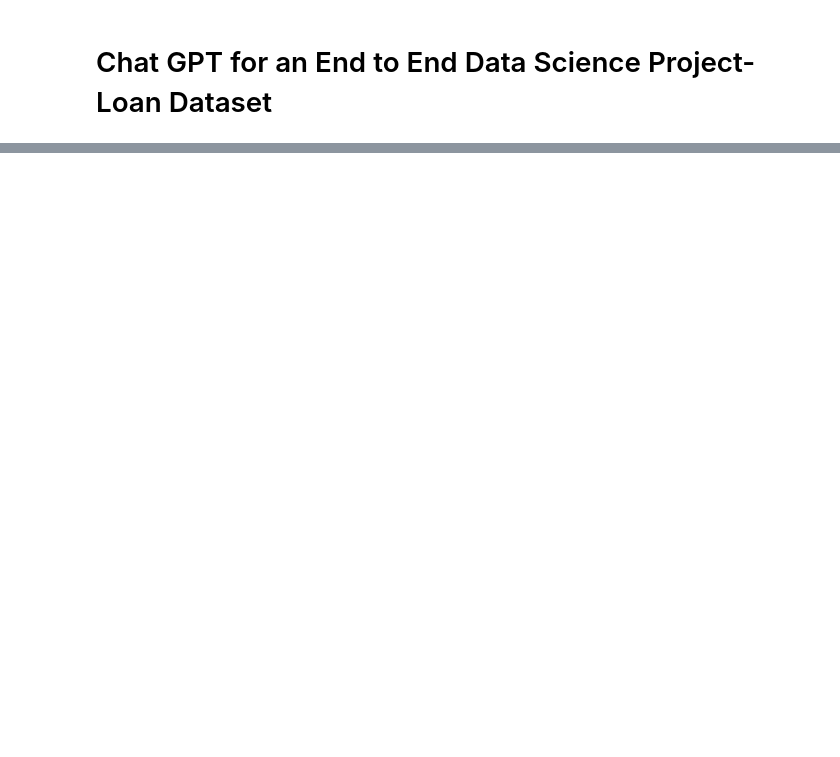
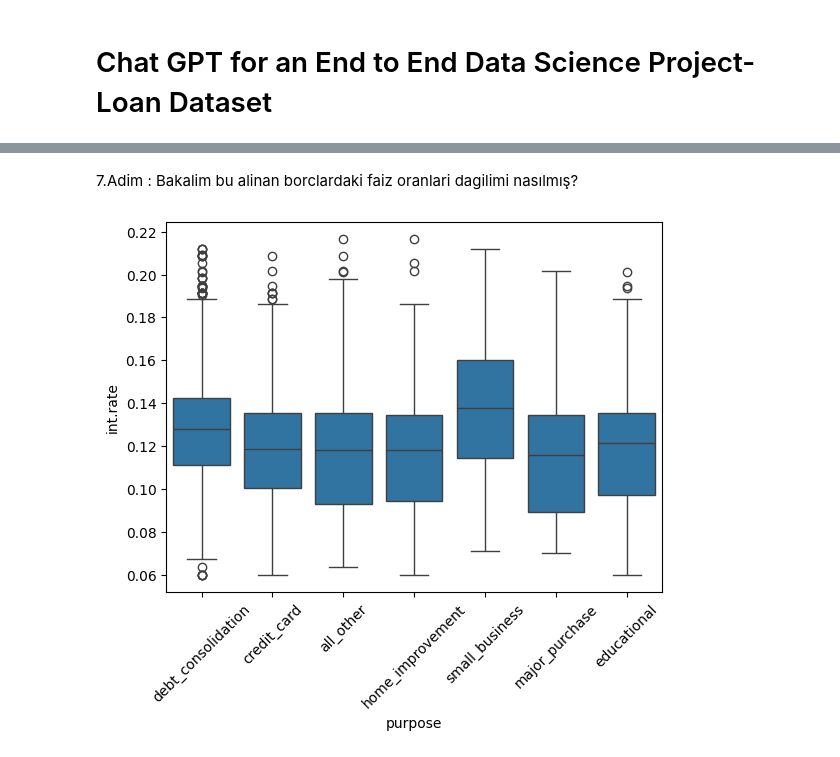
Before and after one commit to veribilimi77/ChatGPT_End_to_End_Data-Science-Project_Loan_dataset, a Jupyter notebook: ChatGPT_End_to_End_Data_Science_Project_Loan_dataset.ipynb, the cells around one changed output, grey strips where cells are left out. Cells and saved outputs as stored; diff of their text form; code cells hidden in the pictures; blank space fills up the shorter version.

```diff
--- a/ChatGPT_End_to_End_Data_Science_Project_Loan_dataset.ipynb
+++ b/ChatGPT_End_to_End_Data_Science_Project_Loan_dataset.ipynb
@@ -551,0 +215,8 @@ This share link expires in 72 hours. For free permanent hosting and GPU upgrades
+# %% [markdown]
+7.Adim : Bakalim bu alinan borclardaki faiz oranlari dagilimi nasılmış?
+# %%
+sns.boxplot(x="purpose", y="int.rate", data=df)
+plt.xticks(rotation=45)
+plt.show()
+# %% [output]
+[figure, added]
```
Also changed, not shown: parts of 60 cells of this notebook.
